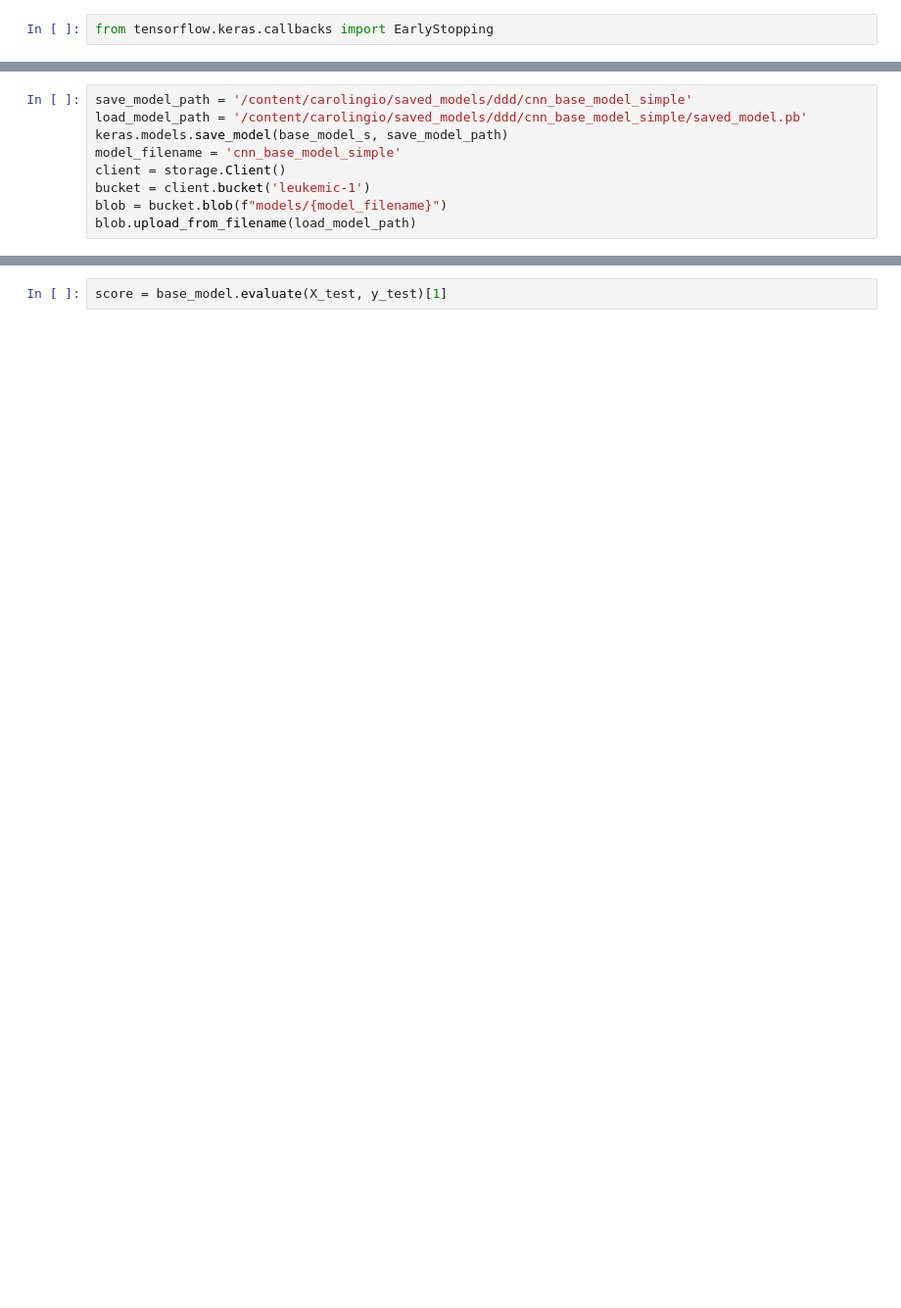
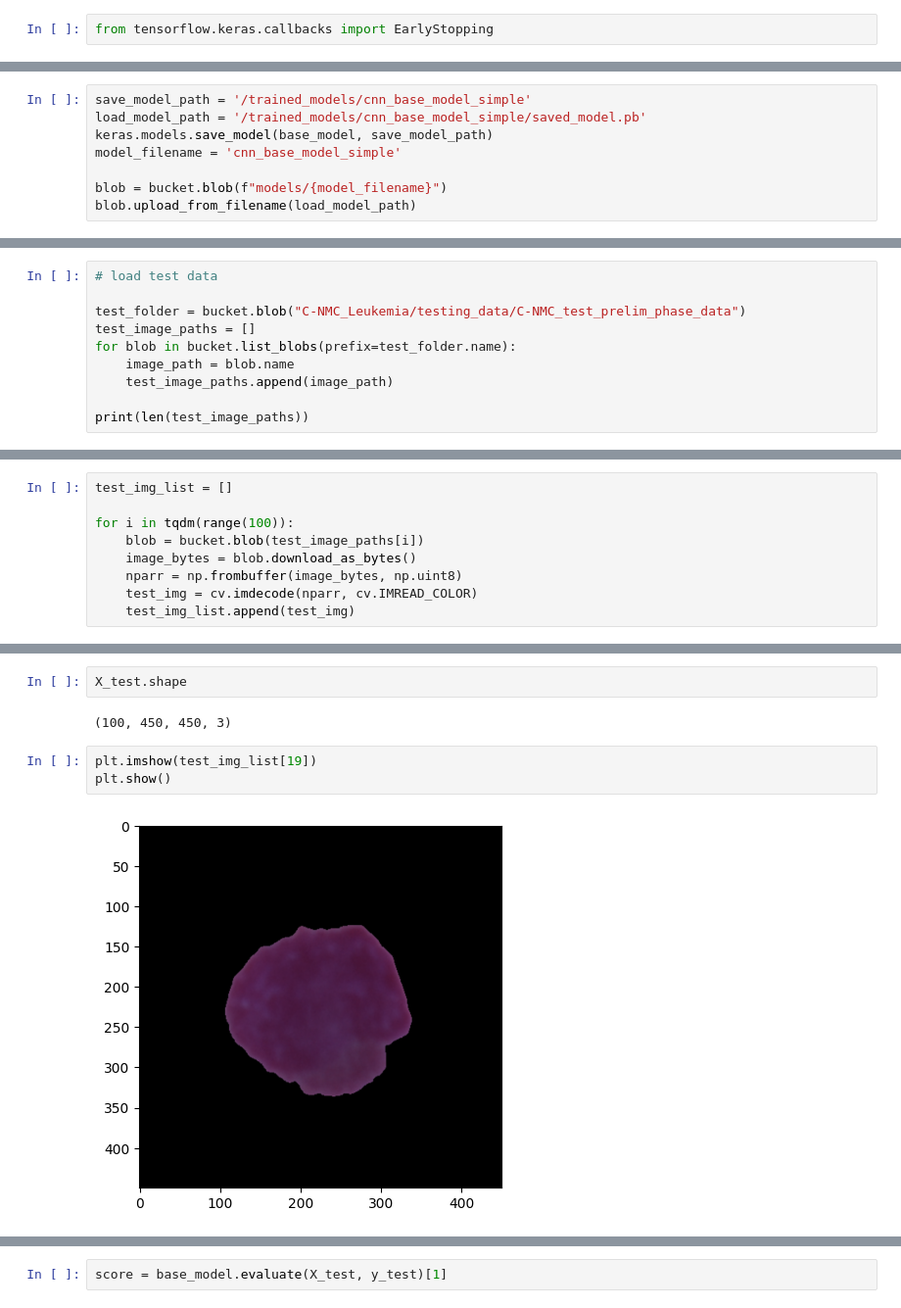
Before and after one commit to Karlobyo/leukemic_cell_detective_project, a Jupyter notebook: notebooks/Leukemic_cell_detective_cloud.ipynb, the cells around one changed output, grey strips where cells are left out. Shown at 98% size. Cells and saved outputs as stored; diff of their text form; blank space fills up the shorter version.

```diff
--- a/notebooks/Leukemic_cell_detective_cloud.ipynb
+++ b/notebooks/Leukemic_cell_detective_cloud.ipynb
@@ -255,9 +278,8 @@ auth.authenticate_user()
 # %%
-save_model_path = '/content/carolingio/saved_models/ddd/cnn_base_model_simple'
-load_model_path = '/content/carolingio/saved_models/ddd/cnn_base_model_simple/saved_model.pb'
-keras.models.save_model(base_model_s, save_model_path)
+save_model_path = '/trained_models/cnn_base_model_simple'
+load_model_path = '/trained_models/cnn_base_model_simple/saved_model.pb'
+keras.models.save_model(base_model, save_model_path)
 model_filename = 'cnn_base_model_simple'
-client = storage.Client()
-bucket = client.bucket('leukemic-1')
+
 blob = bucket.blob(f"models/{model_filename}")
 blob.upload_from_filename(load_model_path)
@@ -267,0 +286,10 @@ base_model.evaluate(X_test, y_test)
+# %%
+# load test data
+
+test_folder = bucket.blob("C-NMC_Leukemia/testing_data/C-NMC_test_prelim_phase_data")
+test_image_paths = []
+for blob in bucket.list_blobs(prefix=test_folder.name):
+    image_path = blob.name
+    test_image_paths.append(image_path)
+
+print(len(test_image_paths))
@@ -267,0 +298,9 @@ base_model.evaluate(X_test, y_test)
+# %%
+test_img_list = []
+
+for i in tqdm(range(100)):
+    blob = bucket.blob(test_image_paths[i])
+    image_bytes = blob.download_as_bytes()
+    nparr = np.frombuffer(image_bytes, np.uint8)
+    test_img = cv.imdecode(nparr, cv.IMREAD_COLOR)
+    test_img_list.append(test_img)
@@ -267,0 +317,9 @@ base_model.evaluate(X_test, y_test)
+# %%
+X_test.shape
+# %% [output]
+(100, 450, 450, 3)
+# %%
+plt.imshow(test_img_list[19])
+plt.show()
+# %% [output]
+[figure, added]
```
Also changed, not shown: parts of 53 cells of this notebook, 7 other files.
